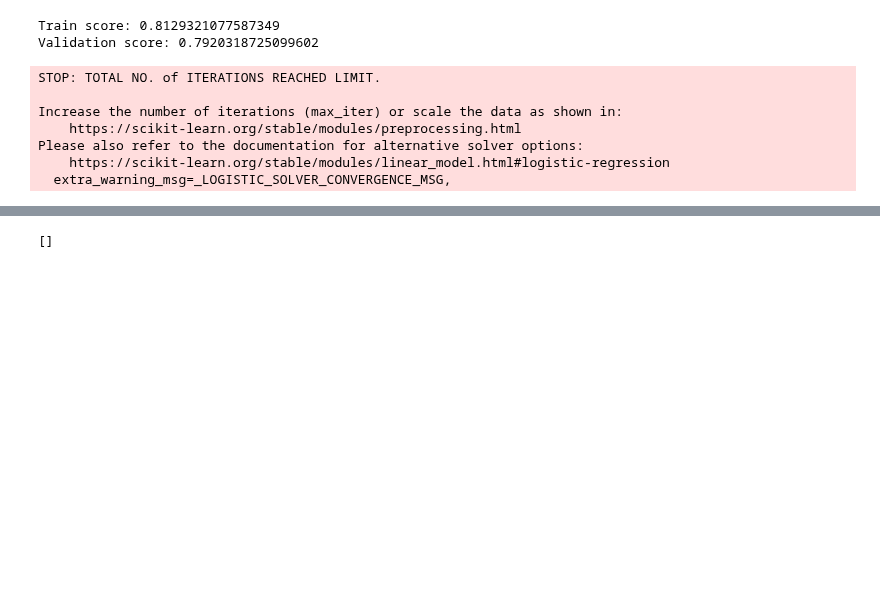
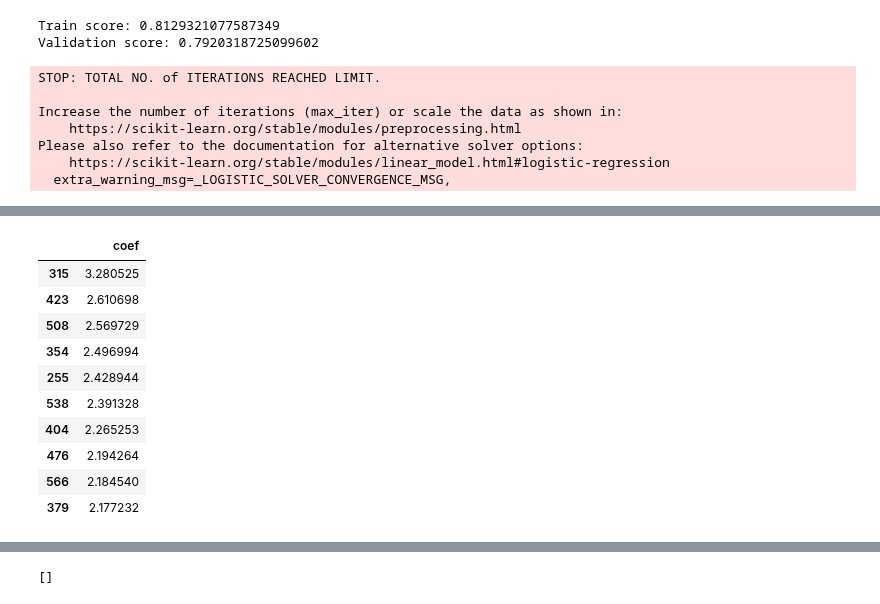
Before and after one commit to chejuro/Relation-prediction-from-embeddings, a Jupyter notebook: Word_embeds_baseline.ipynb, the cells around one changed output, grey strips where cells are left out. Drawn from its saved outputs; the diff is of its cells as text; code cells hidden in the pictures; blank space fills up the shorter version.

```diff
--- a/Word_embeds_baseline.ipynb
+++ b/Word_embeds_baseline.ipynb
@@ -226,0 +232,16 @@ Please also refer to the documentation for alternative solver options:
+# %%
+coefs_cnct_hypernum = pd.DataFrame(np.exp(logreg.coef_[2]), columns=['coef'])\
+                  .sort_values(by='coef', ascending=False)
+coefs_cnct_hypernum.head(10)
+# %% [output]
+|  | coef |
+| 315 | 3.280525 |
+| 423 | 2.610698 |
+| 508 | 2.569729 |
+| 354 | 2.496994 |
+| 255 | 2.428944 |
+| 538 | 2.391328 |
+| 404 | 2.265253 |
+| 476 | 2.194264 |
+| 566 | 2.184540 |
+| 379 | 2.177232 |
```
Also changed, not shown: parts of 10 cells of this notebook, 2 other files.
